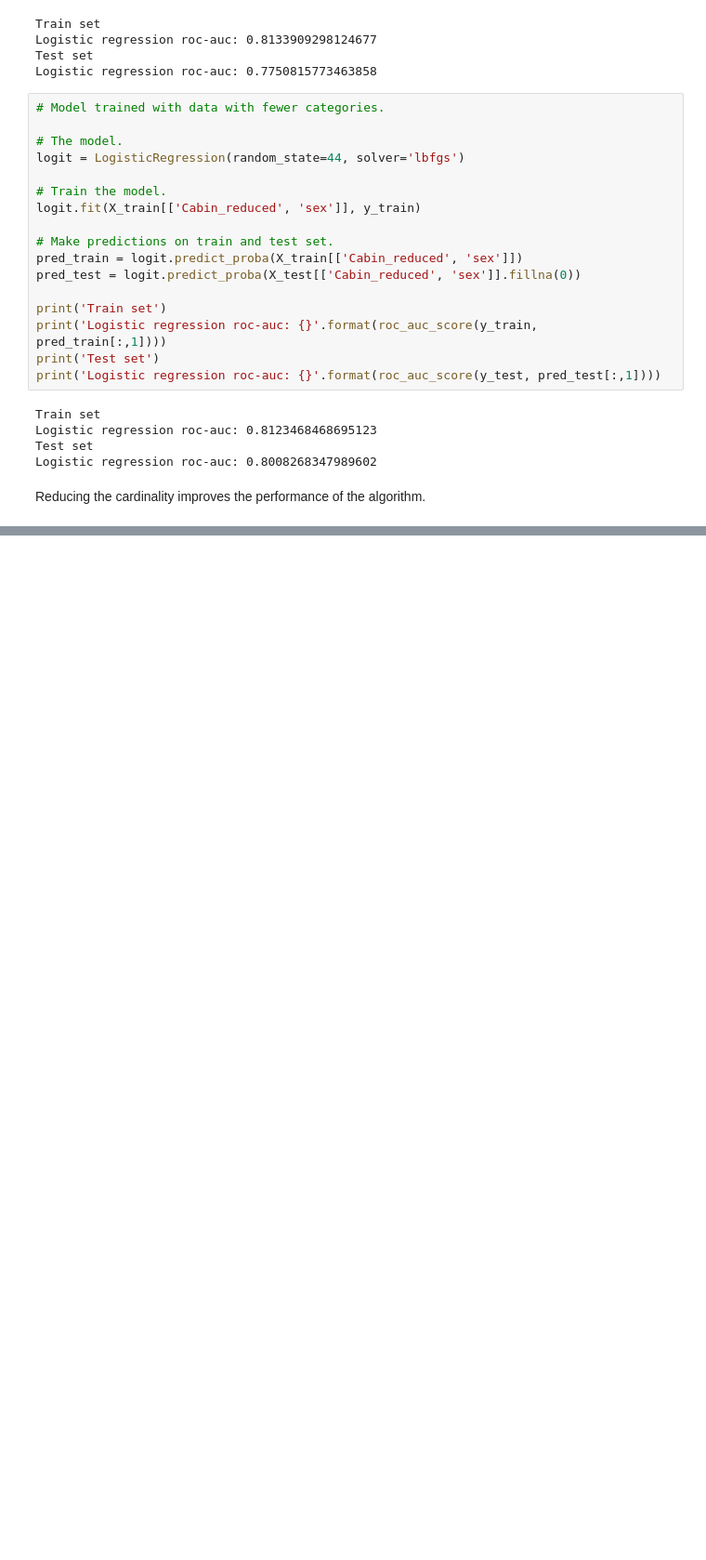
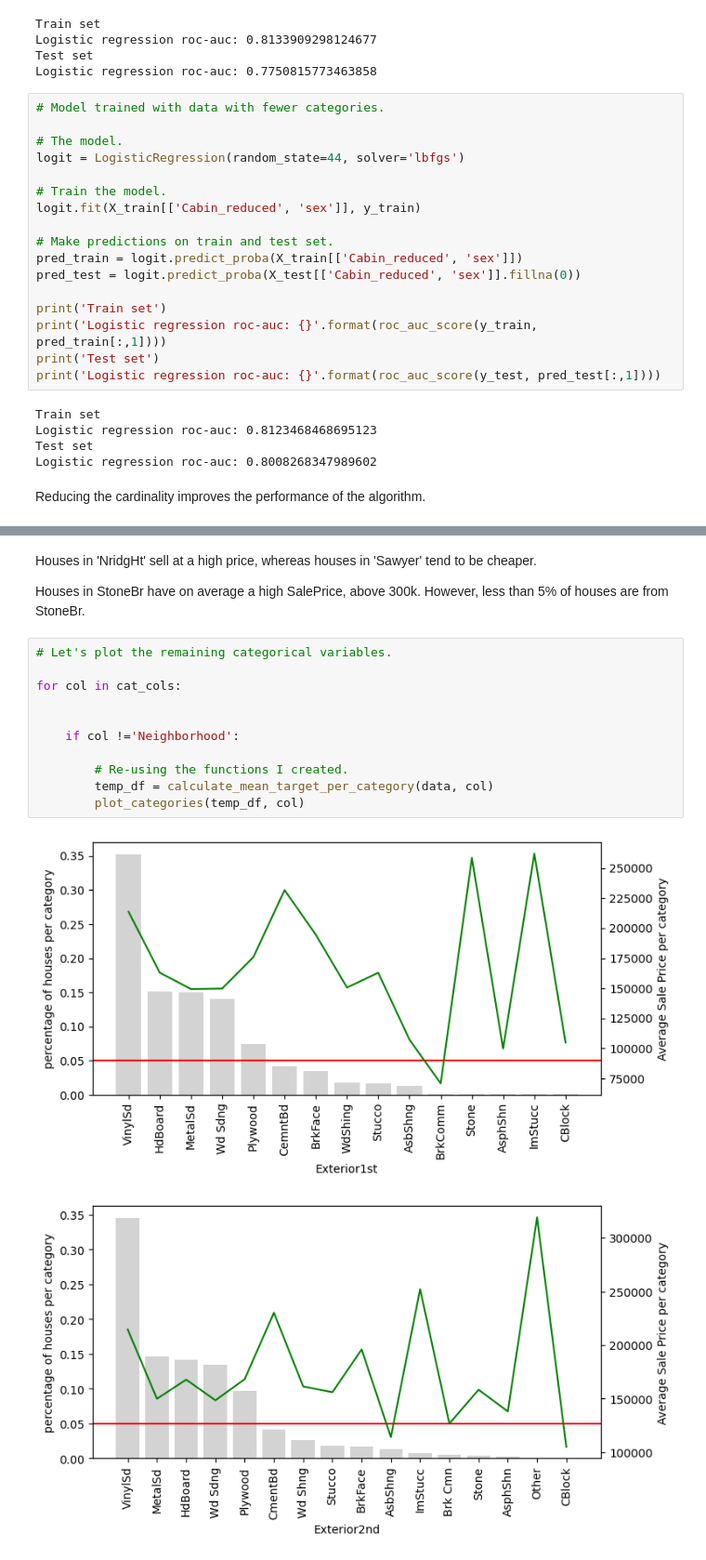
Before and after one commit to tamaldatta07/Hands-On-Machine-Learning-with-Scikit-Learn-Keras-and-TensorFlow, a Jupyter notebook: Feature Engineering and Feature Extraction/Variable Characteristics.ipynb, the cells around one changed output, grey strips where cells are left out. Shown: that part at 93% size. Cells and saved outputs as stored; diff of their text form; blank space fills up the shorter version.

```diff
--- a/Feature Engineering and Feature Extraction/Variable Characteristics.ipynb
+++ b/Feature Engineering and Feature Extraction/Variable Characteristics.ipynb
@@ -716,0 +864,18 @@ Reducing the cardinality improves the performance of the algorithm.
+# %% [markdown]
+Houses in 'NridgHt' sell at a high price, whereas houses in 'Sawyer' tend to be cheaper.
+
+Houses in StoneBr have on average a high SalePrice, above 300k. However, less than 5% of houses are from StoneBr.
+# %%
+# Let's plot the remaining categorical variables.
+
+for col in cat_cols:
+
+
+    if col !='Neighborhood':
+
+        # Re-using the functions I created.
+        temp_df = calculate_mean_target_per_category(data, col)
+        plot_categories(temp_df, col)
+# %% [output]
+[figure, added]
+[figure, added]
```
Also changed, not shown: parts of 29 cells of this notebook.
